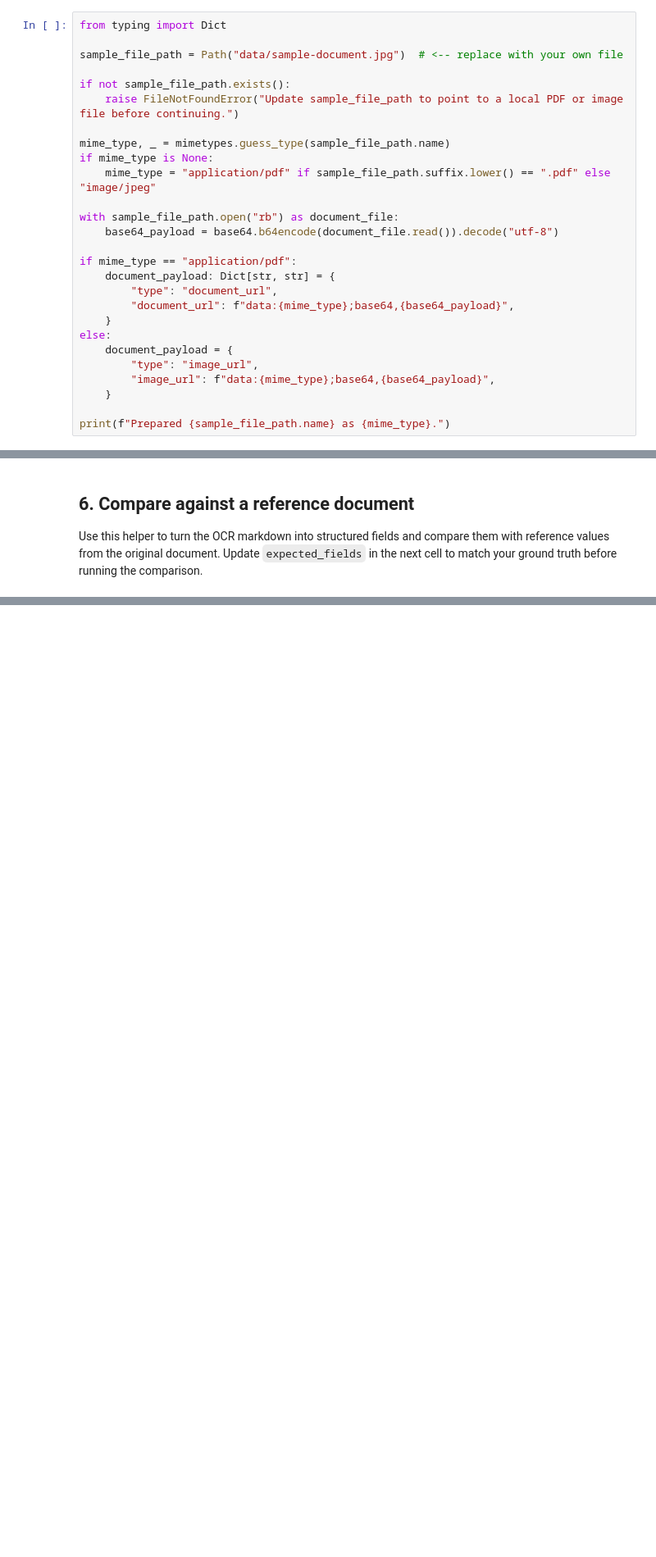
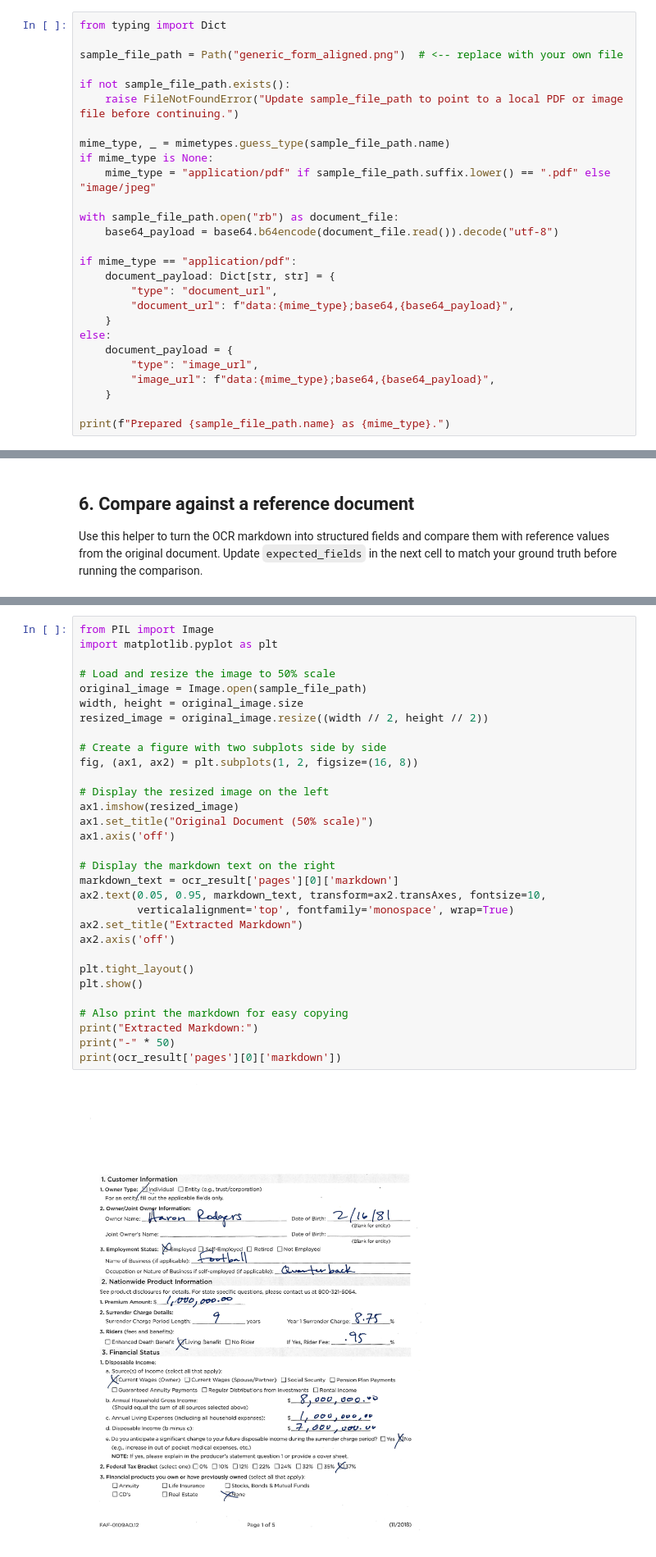
Before and after one commit to jakeatmsft/ai-foundry-craftkit, a Jupyter notebook: Model_Usecases/mistral-ocr/mistral_document_ai_sample.ipynb, the cells around one changed output, grey strips where cells are left out. Shown at 82% size. Saved outputs shown, nothing was run; the diff lists cells and outputs as text; blank space fills up the shorter version.

```diff
--- a/Model_Usecases/mistral-ocr/mistral_document_ai_sample.ipynb
+++ b/Model_Usecases/mistral-ocr/mistral_document_ai_sample.ipynb
@@ -58,7 +60,7 @@ file to a base64 data URL that the REST API accepts.
 # %%
 from typing import Dict
 
-sample_file_path = Path("data/sample-document.jpg")  # <-- replace with your own file
+sample_file_path = Path("generic_form_aligned.png")  # <-- replace with your own file
 
 if not sample_file_path.exists():
     raise FileNotFoundError("Update sample_file_path to point to a local PDF or image file before continuing.")
@@ -292,0 +167,33 @@ All fields match the reference document.')
+# %%
+from PIL import Image
+import matplotlib.pyplot as plt
+
+# Load and resize the image to 50% scale
+original_image = Image.open(sample_file_path)
+width, height = original_image.size
+resized_image = original_image.resize((width // 2, height // 2))
+
+# Create a figure with two subplots side by side
+fig, (ax1, ax2) = plt.subplots(1, 2, figsize=(16, 8))
+
+# Display the resized image on the left
+ax1.imshow(resized_image)
+ax1.set_title("Original Document (50% scale)")
+ax1.axis('off')
+
+# Display the markdown text on the right
+markdown_text = ocr_result['pages'][0]['markdown']
+ax2.text(0.05, 0.95, markdown_text, transform=ax2.transAxes, fontsize=10,
+         verticalalignment='top', fontfamily='monospace', wrap=True)
+ax2.set_title("Extracted Markdown")
+ax2.axis('off')
+
+plt.tight_layout()
+plt.show()
+
+# Also print the markdown for easy copying
+print("Extracted Markdown:")
+print("-" * 50)
+print(ocr_result['pages'][0]['markdown'])
+# %% [output]
+[figure, added]
```
Also changed, not shown: parts of 8 cells of this notebook.
